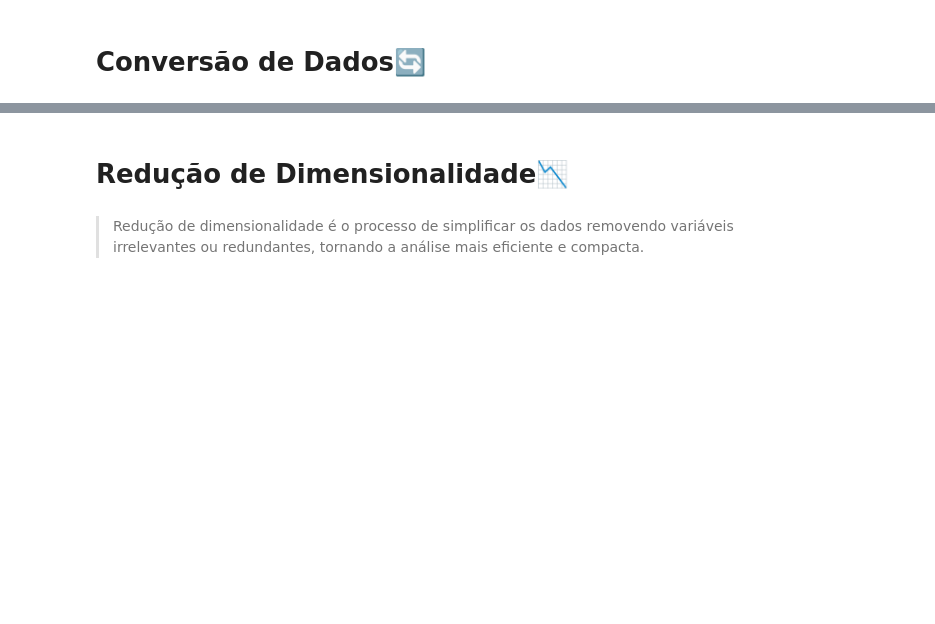
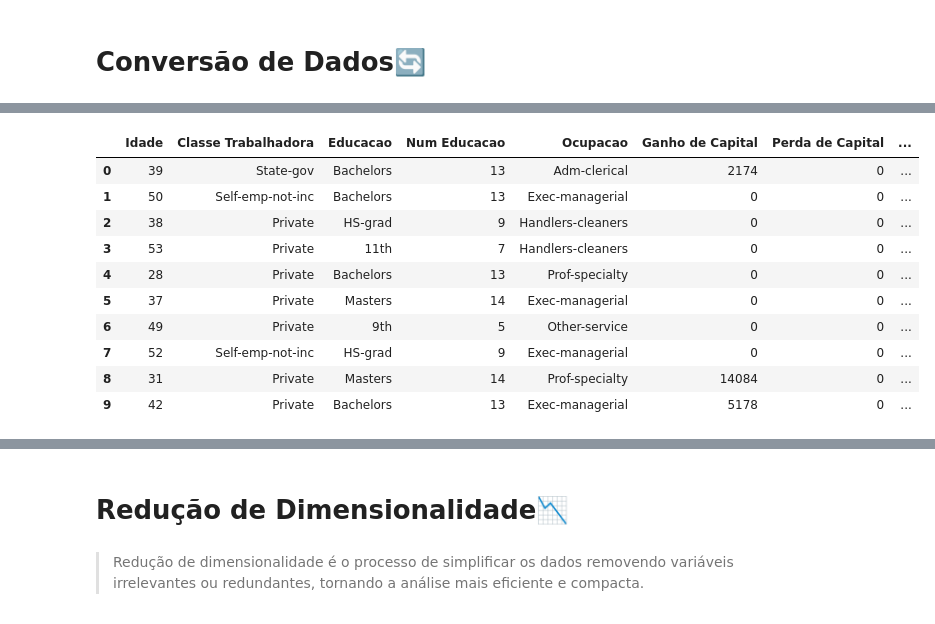
Before and after one commit to Henrique-Navarro/IA-PreProcessamento-Analise-de-Dados-Juptyter, a Jupyter notebook: jupyter_notebook.ipynb, the cells around one changed output, grey strips where cells are left out. Drawn from its saved outputs; the diff is of its cells as text; code cells hidden in the pictures; blank space fills up the shorter version.

```diff
--- a/jupyter_notebook.ipynb
+++ b/jupyter_notebook.ipynb
@@ -1124,0 +1273,2 @@ A base de dados limpa possui 0 exemplos e 9 atributos
+# %%
+data_conv = data_clean.copy()
@@ -1124,0 +1277,21 @@ A base de dados limpa possui 0 exemplos e 9 atributos
+# %%
+def convert_class_to_boolean(data, target_column):
+    data[target_column] = data[target_column].astype(bool)
+    data[target_column] = data[target_column].map({'>50K': True, '<=50K': False})
+    return data
+
+data_conv = convert_class_to_boolean(data_conv, 'Renda')
+# %%
+data_conv.head(10)
+# %% [output]
+|  | Idade | Classe Trabalhadora | Educacao | Num Educacao | Ocupacao | Ganho de Capital | Perda de Capital | ... |
+| 0 | 39 | State-gov | Bachelors | 13 | Adm-clerical | 2174 | 0 | ... |
+| 1 | 50 | Self-emp-not-inc | Bachelors | 13 | Exec-managerial | 0 | 0 | ... |
+| 2 | 38 | Private | HS-grad | 9 | Handlers-cleaners | 0 | 0 | ... |
+| 3 | 53 | Private | 11th | 7 | Handlers-cleaners | 0 | 0 | ... |
+| 4 | 28 | Private | Bachelors | 13 | Prof-specialty | 0 | 0 | ... |
+| 5 | 37 | Private | Masters | 14 | Exec-managerial | 0 | 0 | ... |
+| 6 | 49 | Private | 9th | 5 | Other-service | 0 | 0 | ... |
+| 7 | 52 | Self-emp-not-inc | HS-grad | 9 | Exec-managerial | 0 | 0 | ... |
+| 8 | 31 | Private | Masters | 14 | Prof-specialty | 14084 | 0 | ... |
+| 9 | 42 | Private | Bachelors | 13 | Exec-managerial | 5178 | 0 | ... |
```
Also changed, not shown: parts of 56 cells of this notebook.
